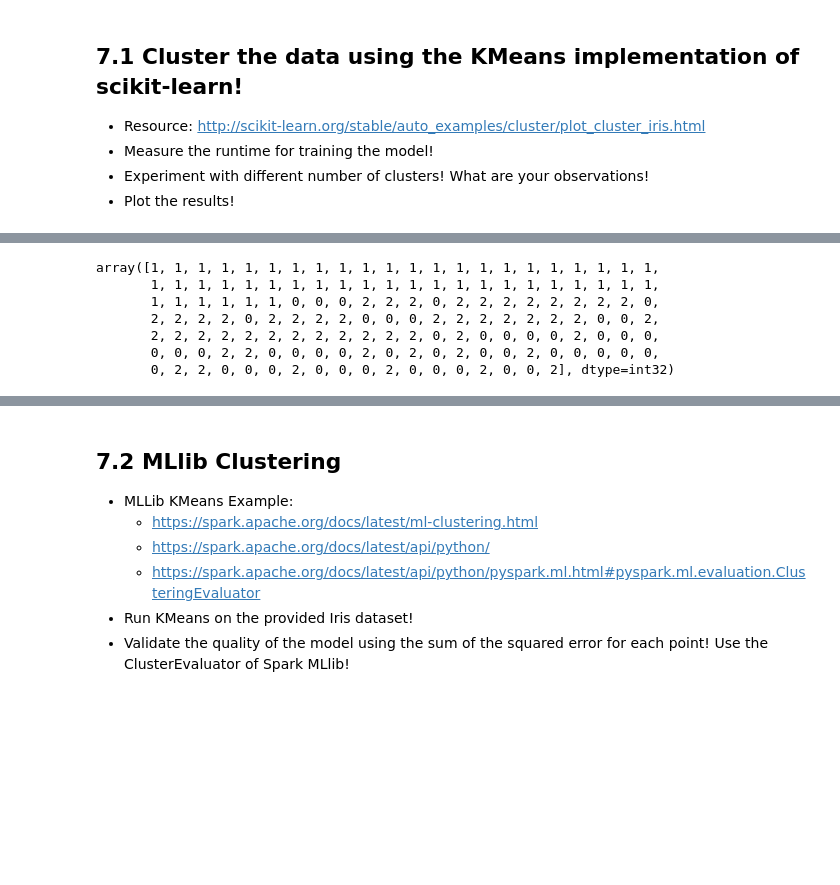
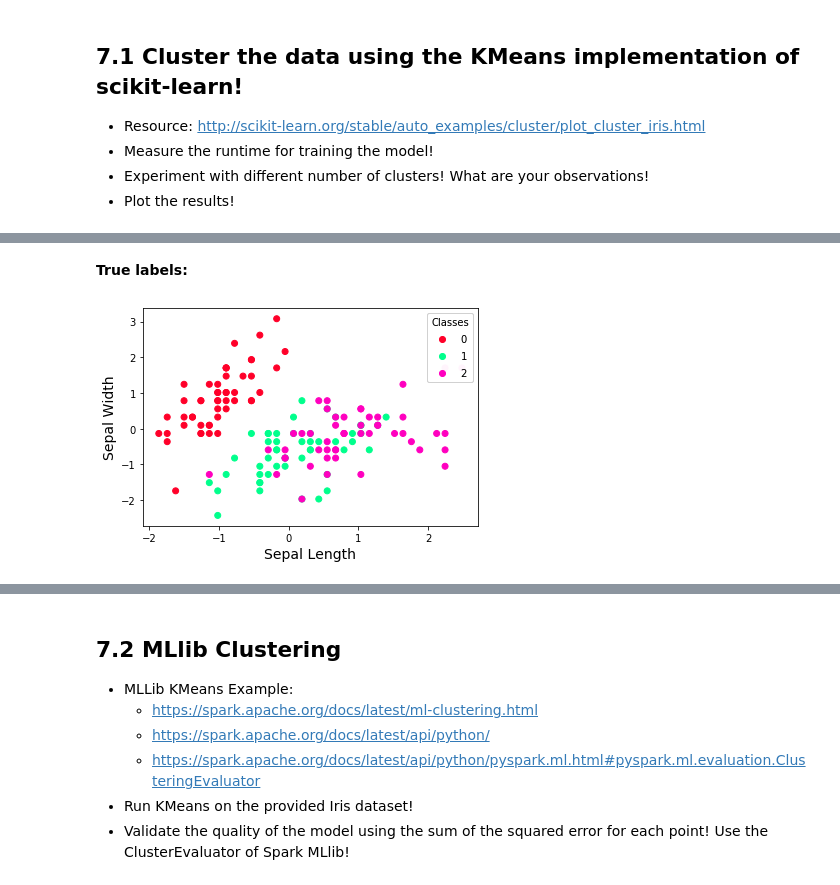
Before and after one commit to bgrt/exercise-students-2020, a Jupyter notebook: 07_KMeans/07_Kmeans.ipynb, the cells around one changed output, grey strips where cells are left out. Saved outputs shown, nothing was run; the diff lists cells and outputs as text; code cells hidden in the pictures; blank space fills up the shorter version.

Commit message:
kMeans sucks

```diff
--- a/07_KMeans/07_Kmeans.ipynb
+++ b/07_KMeans/07_Kmeans.ipynb
@@ -68,12 +74,4 @@ KMeans(algorithm='auto', copy_x=True, init='k-means++', max_iter=300,
        n_clusters=3, n_init=10, n_jobs=None, precompute_distances='auto',
        random_state=0, tol=0.0001, verbose=0)
 # %%
-kmeans.predict(iris_df.iloc[:,:4])
+y_kMeans = kmeans.predict(iris_df.iloc[:,:4])
-# %% [output]
-array([1, 1, 1, 1, 1, 1, 1, 1, 1, 1, 1, 1, 1, 1, 1, 1, 1, 1, 1, 1, 1, 1,
-       1, 1, 1, 1, 1, 1, 1, 1, 1, 1, 1, 1, 1, 1, 1, 1, 1, 1, 1, 1, 1, 1,
-       1, 1, 1, 1, 1, 1, 0, 0, 0, 2, 2, 2, 0, 2, 2, 2, 2, 2, 2, 2, 2, 0,
-       2, 2, 2, 2, 0, 2, 2, 2, 2, 0, 0, 0, 2, 2, 2, 2, 2, 2, 2, 0, 0, 2,
-       2, 2, 2, 2, 2, 2, 2, 2, 2, 2, 2, 2, 0, 2, 0, 0, 0, 0, 2, 0, 0, 0,
-       0, 0, 0, 2, 2, 0, 0, 0, 0, 2, 0, 2, 0, 2, 0, 0, 2, 0, 0, 0, 0, 0,
-       0, 2, 2, 0, 0, 0, 2, 0, 0, 0, 2, 0, 0, 0, 2, 0, 0, 2], dtype=int32)
@@ -90,0 +78,12 @@ plt.show()
+# %% [markdown]
+**True labels:**
+# %%
+fig, ax = plt.subplots()
+scatter = ax.scatter(X[:,0], X[:,1], c=y, cmap='gist_rainbow')
+legend = ax.legend(*scatter.legend_elements(), loc="upper right", title="Classes")
+ax.add_artist(legend)
+plt.xlabel('Sepal Length', fontsize=14)
+plt.ylabel('Sepal Width', fontsize=14)
+plt.show()
+# %% [output]
+[figure, added]
```
Also changed, not shown: parts of 10 cells of this notebook.
